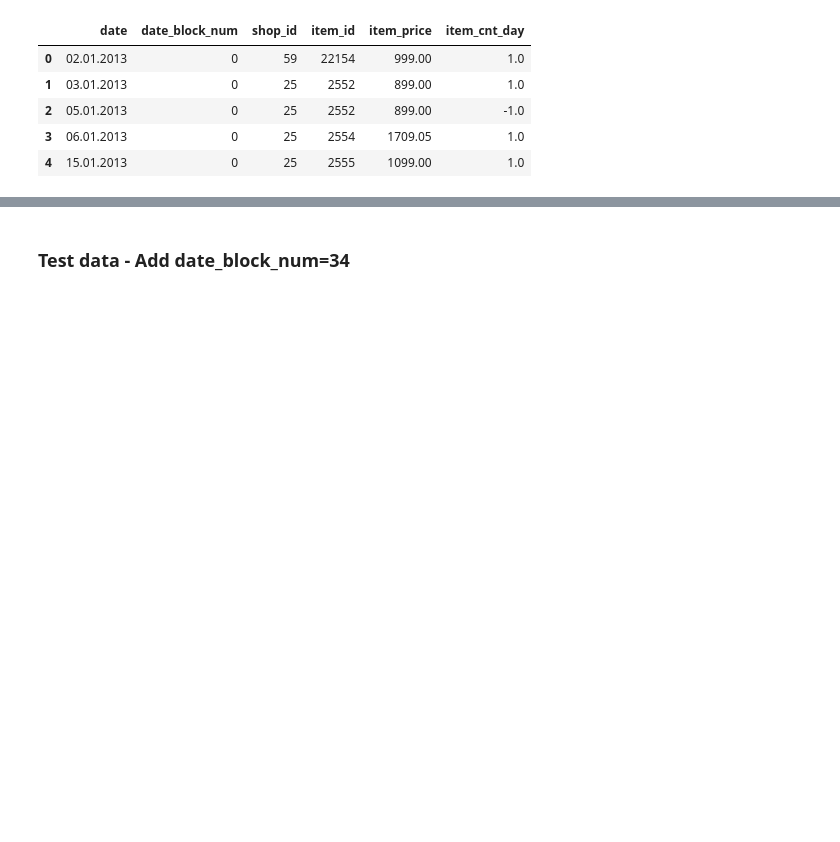
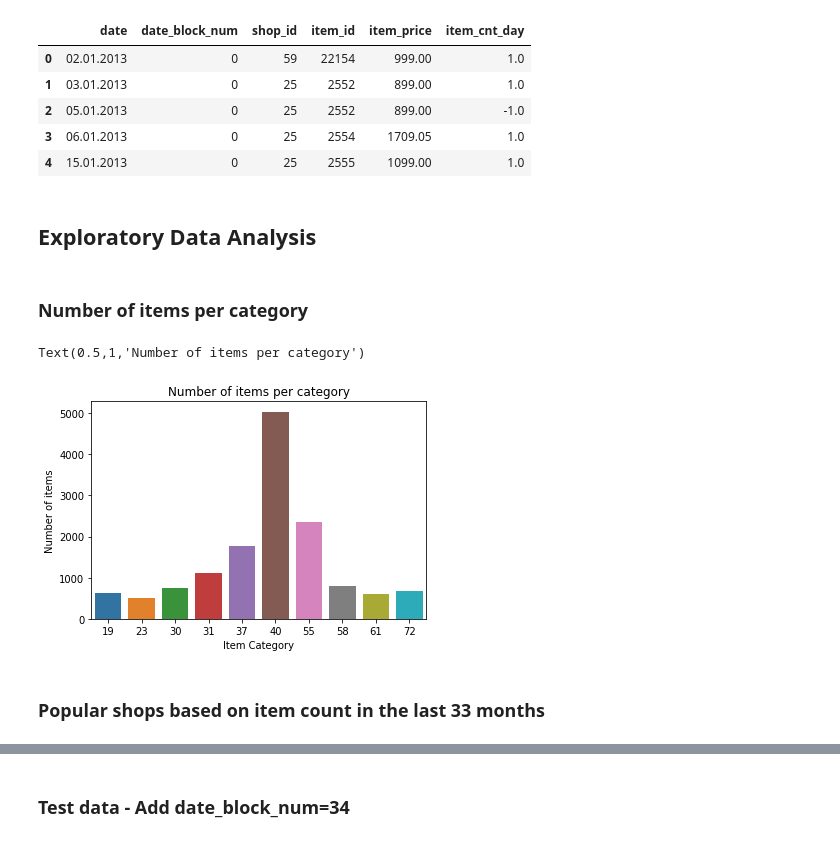
Before and after one commit to Abhishekmamidi123/Competitive_Data_Science, a Jupyter notebook: Week_5_Final_Project/Coursera_Final_Project.ipynb, the cells around one changed output, grey strips where cells are left out. Cells and saved outputs as stored; diff of their text form; code cells hidden in the pictures; blank space fills up the shorter version.

Commit message:
Final Project - Exploratory Data Analysis

```diff
--- a/Week_5_Final_Project/Coursera_Final_Project.ipynb
+++ b/Week_5_Final_Project/Coursera_Final_Project.ipynb
@@ -60,3 +60,20 @@ sales.head()
 | 2 | 05.01.2013 | 0 | 25 | 2552 | 899.00 | -1.0 |
 | 3 | 06.01.2013 | 0 | 25 | 2554 | 1709.05 | 1.0 |
 | 4 | 15.01.2013 | 0 | 25 | 2555 | 1099.00 | 1.0 |
+# %% [markdown]
+## Exploratory Data Analysis
+# %% [markdown]
+### Number of items per category
+# %%
+items_per_category = items.item_category_id.value_counts().iloc[:10]
+items_per_category = items_per_category.sort_index(sort_remaining=True)
+# %%
+sns.barplot(items_per_category.index, items_per_category.values)
+plt.xlabel("Item Category")
+plt.ylabel("Number of items")
+plt.title("Number of items per category")
+# %% [output]
+Text(0.5,1,'Number of items per category')
+[figure, added]
+# %% [markdown]
+### Popular shops based on item count in the last 33 months
```
Also changed, not shown: parts of 5 cells of this notebook.
